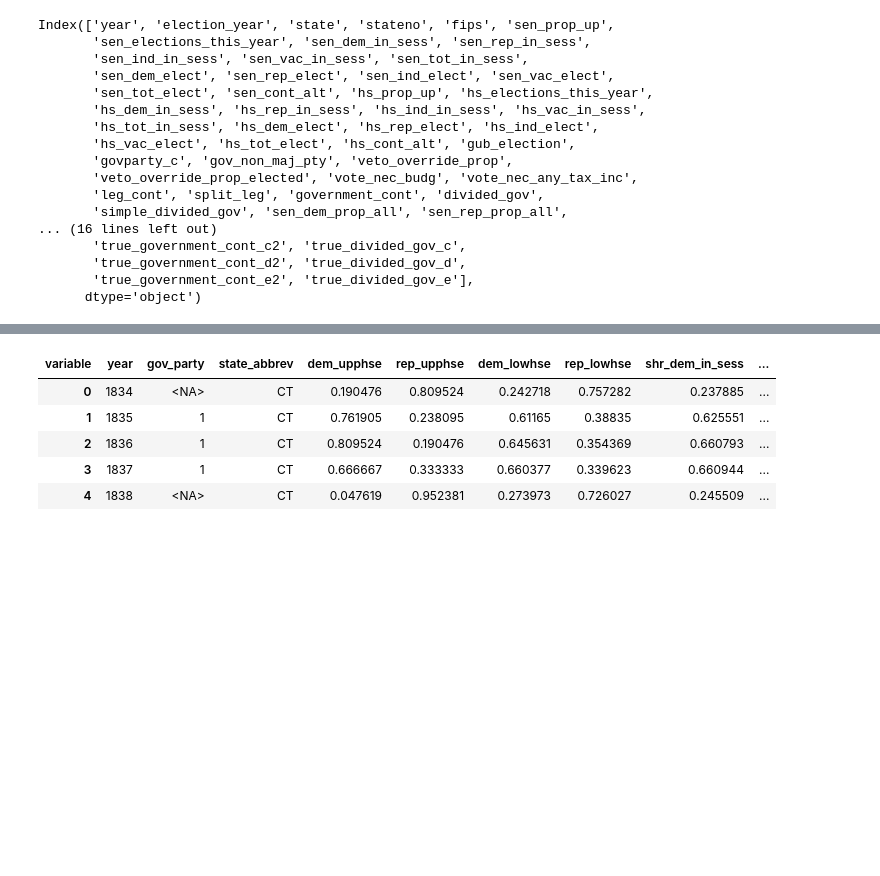
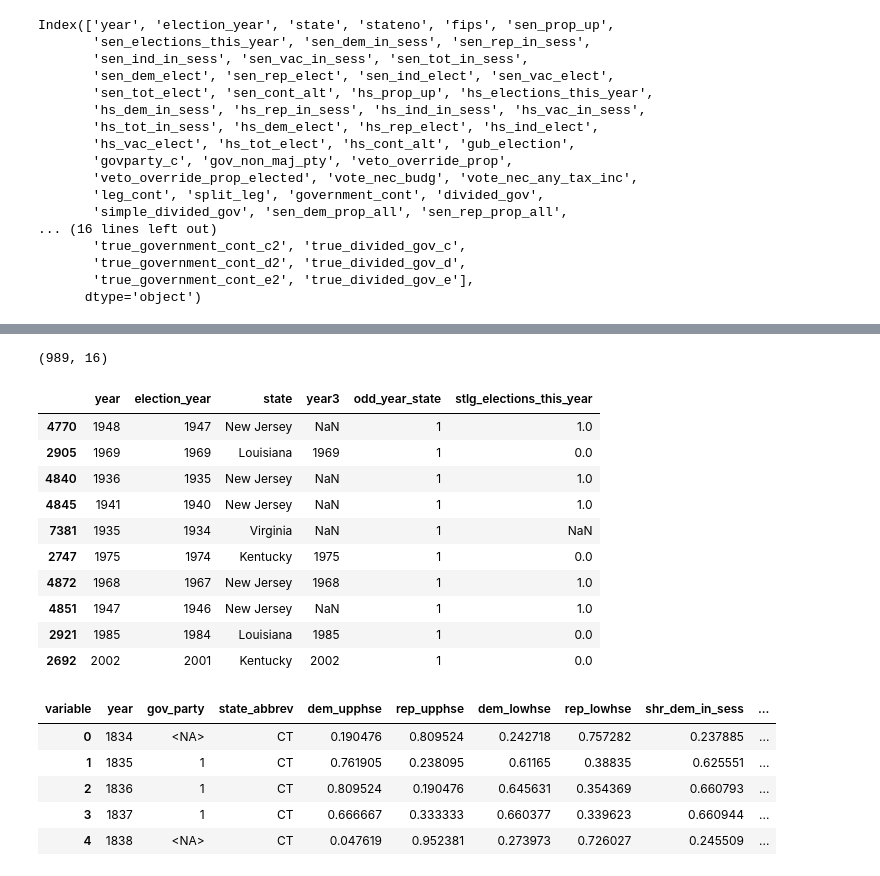
Before and after one commit to batShimon/similarity_data, a Jupyter notebook: Cleaning_icpsr16_partisan_composition.ipynb, the cells around one changed output, grey strips where cells are left out. Cells and saved outputs as stored; diff of their text form; code cells hidden in the pictures; blank space fills up the shorter version.

Commit message:
compared ICPSR and Klarner datasets

```diff
--- a/Cleaning_icpsr16_partisan_composition.ipynb
+++ b/Cleaning_icpsr16_partisan_composition.ipynb
@@ -1005,0 +1264,18 @@ AssertionError: The minimum year should be 1935.
+# %%
+merged_even.shape
+# %% [output]
+(989, 16)
+# %%
+klarner2[['year', 'election_year', 'state', 'year3', 'odd_year_state', 'stlg_elections_this_year']][klarner2['odd_year_state'] == 1].sample(10, random_state=44)
+# %% [output]
+|  | year | election_year | state | year3 | odd_year_state | stlg_elections_this_year |
+| 4770 | 1948 | 1947 | New Jersey | NaN | 1 | 1.0 |
+| 2905 | 1969 | 1969 | Louisiana | 1969 | 1 | 0.0 |
+| 4840 | 1936 | 1935 | New Jersey | NaN | 1 | 1.0 |
+| 4845 | 1941 | 1940 | New Jersey | NaN | 1 | 1.0 |
+| 7381 | 1935 | 1934 | Virginia | NaN | 1 | NaN |
+| 2747 | 1975 | 1974 | Kentucky | 1975 | 1 | 0.0 |
+| 4872 | 1968 | 1967 | New Jersey | 1968 | 1 | 1.0 |
+| 4851 | 1947 | 1946 | New Jersey | NaN | 1 | 1.0 |
+| 2921 | 1985 | 1984 | Louisiana | 1985 | 1 | 0.0 |
+| 2692 | 2002 | 2001 | Kentucky | 2002 | 1 | 0.0 |
```
Also changed, not shown: parts of 27 cells of this notebook.
